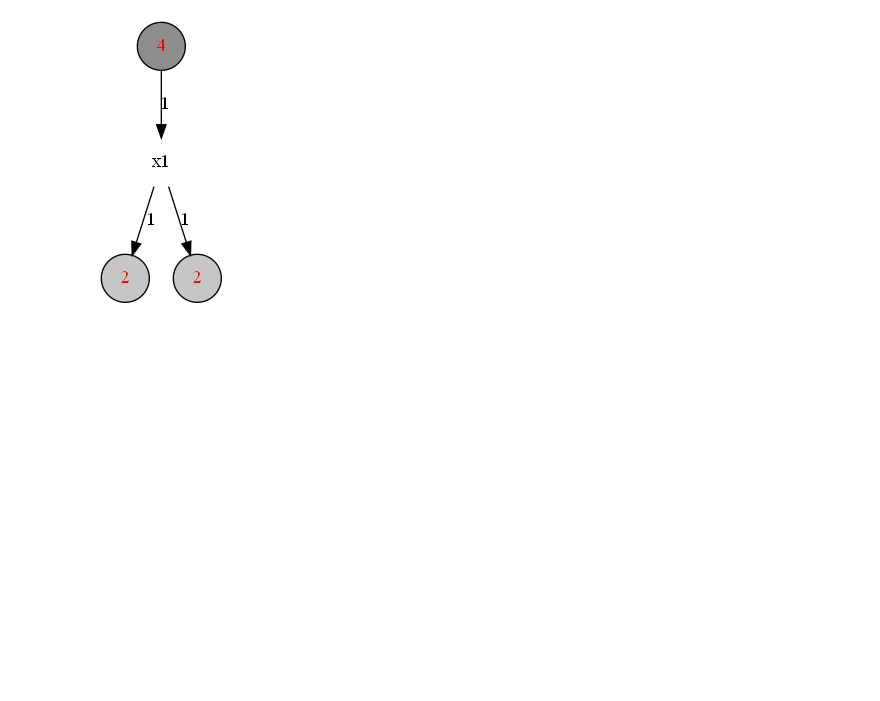
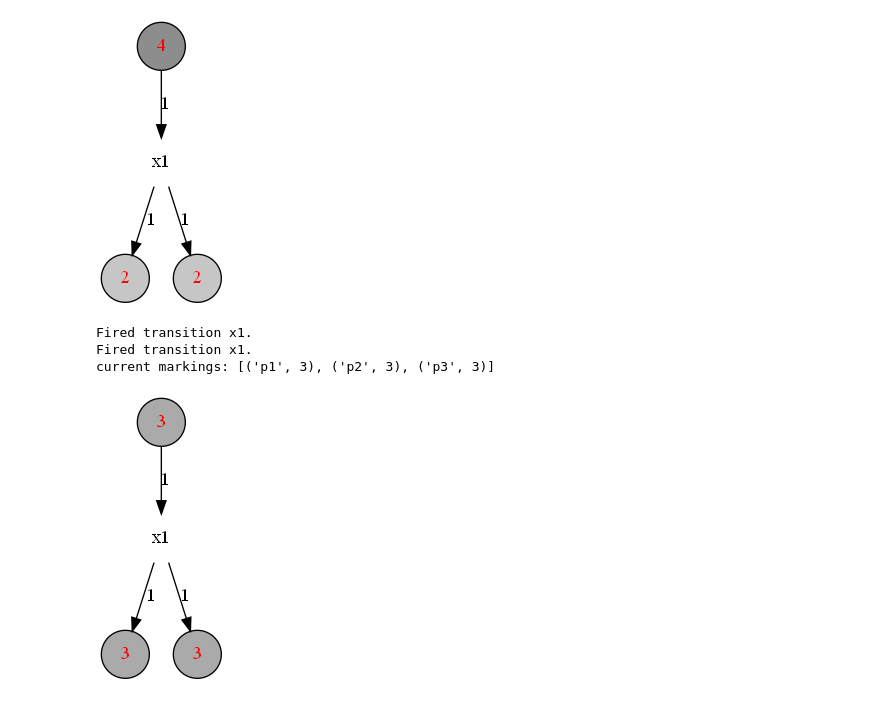
Before and after one commit to rrtucci/Bayes_Petri_Net, a Jupyter notebook: jupyter_notebooks/petri_fork.ipynb, the cells around one changed output. Saved outputs shown, nothing was run; the diff lists cells and outputs as text; code cells hidden in the pictures; blank space fills up the shorter version.

Commit message:
petrified class

```diff
--- a/jupyter_notebooks/petri_fork.ipynb
+++ b/jupyter_notebooks/petri_fork.ipynb
@@ -15,10 +15,14 @@ C:\Users\rrtuc\Desktop\backed-up\python-projects\Bayes_Petri_Net
 # %%
 from PetriNet import *
 # %%
-fname = "dot_atlas/PN_fork.txt"
-places, arcs, tras = PetriNet.read_dot_file(fname)
-PetriNet.describe_PAT(places, arcs, tras)
-pnet = PetriNet(places, arcs, tras)
+def get_pnet(verbose=False):
+    fname = "dot_atlas/PN_fork.txt"
+    places, arcs, tras = PetriNet.read_dot_file(fname)
+    if verbose:
+        PetriNet.describe_PAT(places, arcs, tras)
+    return PetriNet(places, arcs, tras)
+
+pnet = get_pnet(verbose=True)
 pnet.draw(jupyter=True)
 # %% [output]
 places:
@@ -53,5 +57,17 @@ current markings: [('p1', 5), ('p2', 1), ('p3', 1)]
 Fired transition x1.
 current markings: [('p1', 4), ('p2', 2), ('p3', 2)]
 [figure]
+# %%
+pnet = get_pnet()
+firing_tras0=pnet.get_firing_tras_from_names(["x1", "x1"])
+pnet.fire_transition_list(
+                firing_tras=firing_tras0,
+                  jupyter=True,
+                  red_arc_list=None)
+# %% [output]
+Fired transition x1.
+Fired transition x1.
+current markings: [('p1', 3), ('p2', 3), ('p3', 3)]
+[figure, added]
 # %%
 from widget_utils import *
```
Also changed, not shown: parts of 1 cell of this notebook, 1 other file.
